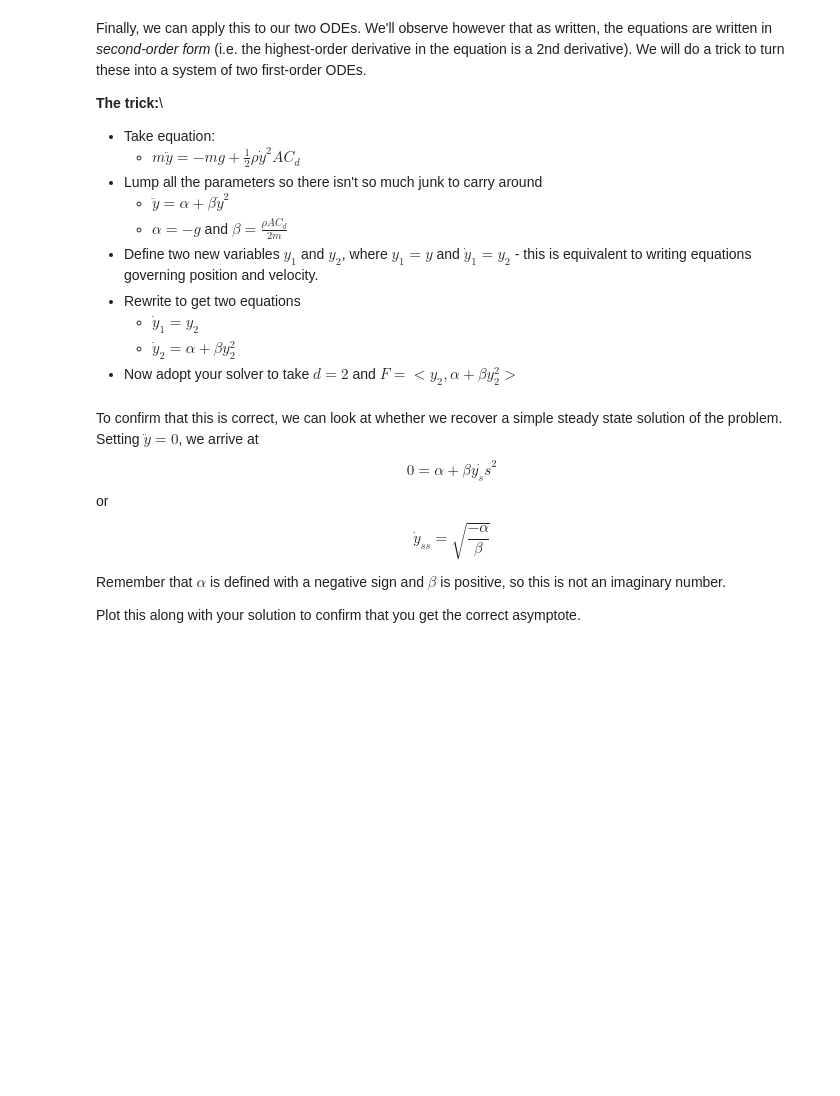
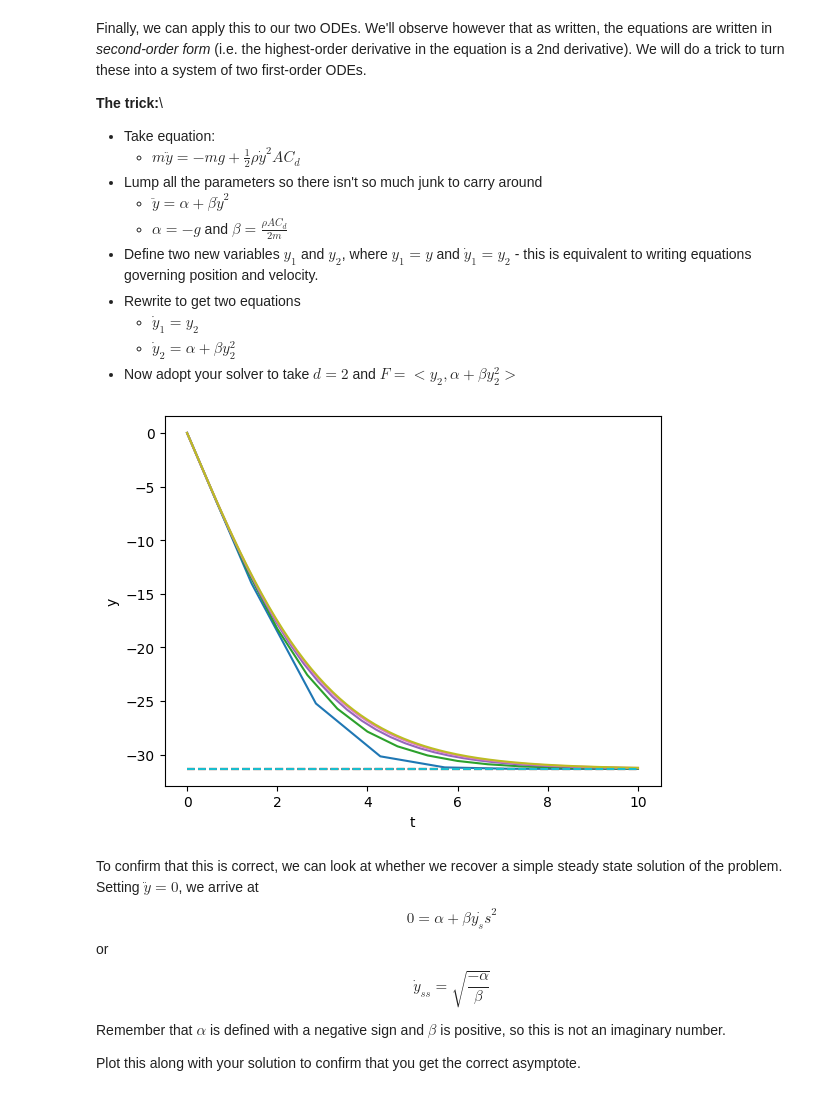
Before and after one commit to natrask/ENM1050, a Jupyter notebook: Code examples/Lecture08_completed.ipynb, the cells around one changed output. Drawn from its saved outputs; the diff is of its cells as text; code cells hidden in the pictures; blank space fills up the shorter version.

```diff
--- a/Code examples/Lecture08_completed.ipynb
+++ b/Code examples/Lecture08_completed.ipynb
@@ -174,3 +202,35 @@ Finally, we can apply this to our two ODEs. We'll observe however that as writte
+# %%
+alpha = -9.81
+beta = 0.01
+
+def solve_ode_arbitrary_rhs_second_order(N_steps,d,y0):
+  tvec = np.linspace(0.0,10.0,N_steps)
+  dt = tvec[1] - tvec[0]
+  sol = np.zeros((d,N_steps),dtype=np.float64)
+  sol[:,0] = y0 # set the initial condition
+
+  def dydt(y,t):
+    dy1dt = y[1] # y[1] refers to y2
+    dy2dt = alpha + beta*y[1]**2 # y[1] refers to y2
+    return np.array([dy1dt,dy2dt])
+
+  for i in range(N_steps-1):
+      dydt_i = dydt(sol[:,i],tvec[i])
+      sol[:,i+1] = sol[:,i] + dt * dydt_i
+
+  return [tvec,sol]
+
+
+for Nsteps in [8,16,32,64,128]:
+    [t_numpoints,sol_numpoints] = solve_ode_arbitrary_rhs_second_order(Nsteps,2,np.array([1.0,0.0]))
+    steady_state = -np.sqrt(-alpha/beta)
+    plt.plot(t_numpoints,sol_numpoints[1,:],'-')
+    plt.plot(t_numpoints,steady_state*np.ones(len(t_numpoints)),'--')
+    plt.xlabel('t')
+    plt.ylabel('y')
+plt.show()
+# %% [output]
+[figure, added]
 # %% [markdown]
 To confirm that this is correct, we can look at whether we recover a simple steady state solution of the problem. Setting $\ddot{y}=0$, we arrive at
 $$0 =  \alpha + \beta \dot{y_ss}^2$$
```
Also changed, not shown: parts of 4 cells of this notebook.
